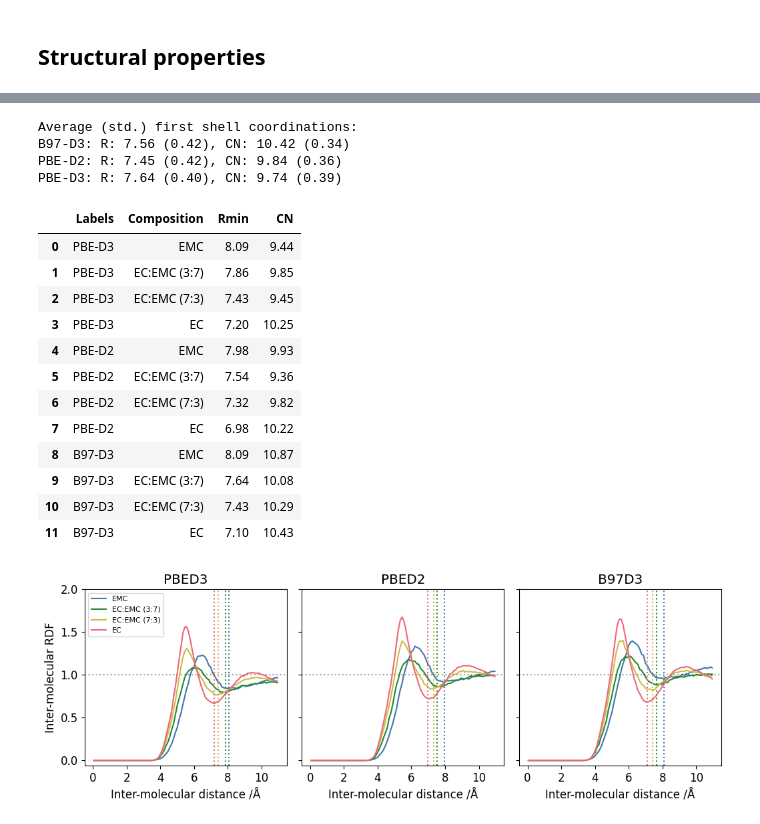
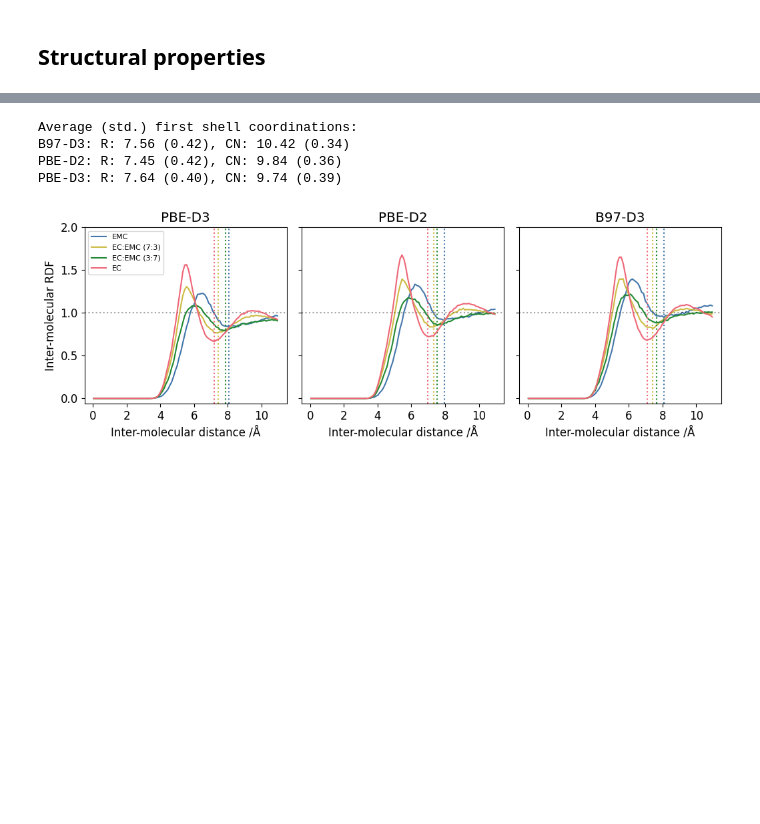
Before and after one commit to viktorsvahn/Limits_of_cluster_MLIPs, a Jupyter notebook: part1-dft_impact-periodic_data.ipynb, the cells around one changed output, grey strips where cells are left out. Cells and saved outputs as stored; diff of their text form; code cells hidden in the pictures; blank space fills up the shorter version.

```diff
--- a/part1-dft_impact-periodic_data.ipynb
+++ b/part1-dft_impact-periodic_data.ipynb
@@ -261,7 +259,7 @@ for i, tag in enumerate(thermo):
         axs[0,i].plot(time/1e6,dens, label=name, color=funcs.get_colour(name))
 
         # Plot MSD
-        axs[1,i].set_ylim([0, 1000])
+        axs[1,i].set_ylim([None, 1000])
         if i == 0: axs[1,i].set_ylabel(f'MSD /Å$^2$')
         axs[1,i].plot(time/1e6,msd, label=name, color=funcs.get_colour(name))
         axs[1,i].set_xscale('log')
@@ -524,45 +537,33 @@ for ax, (model,dsets) in zip(axs, rdfs.items()):
 
                         ax.axvline(r[id0+idx], 0, 1, color=funcs.get_colour(comp), alpha=1, linestyle='dotted')
                         ax.plot(r, g, label=comp, color=funcs.get_colour(comp))
                         ax.set_ylim(None,2)
                         ax.axhline(y=1.0, linestyle=':', color='black', alpha=0.1)
 
                         rho = number_densities[model][dset][seed][comp]
                         r_prime = r[:id0+idx]
                         g_prime = g[1:id0+idx]
                         v_shell = 4/3*np.pi*(r_prime[1:]**3-r_prime[:-1]**3)
                         N = sum(g_prime*v_shell*rho)
 
                         train_data, labels = model.split('_')
-                        ax.set_title(labels)
+                        ax.set_title(label_map[labels])
 
                         radii.append([label_map[labels], comp, r[id0+idx], N])
 axs[0].legend(fontsize=fsize-4)
 plt.tight_layout()
 
 
 radii_df = pd.DataFrame(radii, columns=['Labels', 'Composition', 'Rmin', 'CN'])
 print('Average (std.) first shell coordinations:')
 for name, group in radii_df.groupby('Labels'):
     print(f'{name}: R: {group["Rmin"].mean():.2f} ({group["Rmin"].std():.2f}), CN: {group["CN"].mean():.2f} ({group["CN"].std():.2f})')
 print()
 radii_df.round(decimals=2)
+plt.tight_layout()
 # %% [output]
 Average (std.) first shell coordinations:
 B97-D3: R: 7.56 (0.42), CN: 10.42 (0.34)
 PBE-D2: R: 7.45 (0.42), CN: 9.84 (0.36)
 PBE-D3: R: 7.64 (0.40), CN: 9.74 (0.39)
-|  | Labels | Composition | Rmin | CN |
-| 0 | PBE-D3 | EMC | 8.09 | 9.44 |
-| 1 | PBE-D3 | EC:EMC (3:7) | 7.86 | 9.85 |
-| 2 | PBE-D3 | EC:EMC (7:3) | 7.43 | 9.45 |
-| 3 | PBE-D3 | EC | 7.20 | 10.25 |
-| 4 | PBE-D2 | EMC | 7.98 | 9.93 |
-| 5 | PBE-D2 | EC:EMC (3:7) | 7.54 | 9.36 |
-| 6 | PBE-D2 | EC:EMC (7:3) | 7.32 | 9.82 |
-| 7 | PBE-D2 | EC | 6.98 | 10.22 |
-| 8 | B97-D3 | EMC | 8.09 | 10.87 |
-| 9 | B97-D3 | EC:EMC (3:7) | 7.64 | 10.08 |
-| 10 | B97-D3 | EC:EMC (7:3) | 7.43 | 10.29 |
-| 11 | B97-D3 | EC | 7.10 | 10.43 |
-[figure, old version]
+[figure, new version]
```
Also changed, not shown: parts of 5 cells of this notebook, 2 other files.
